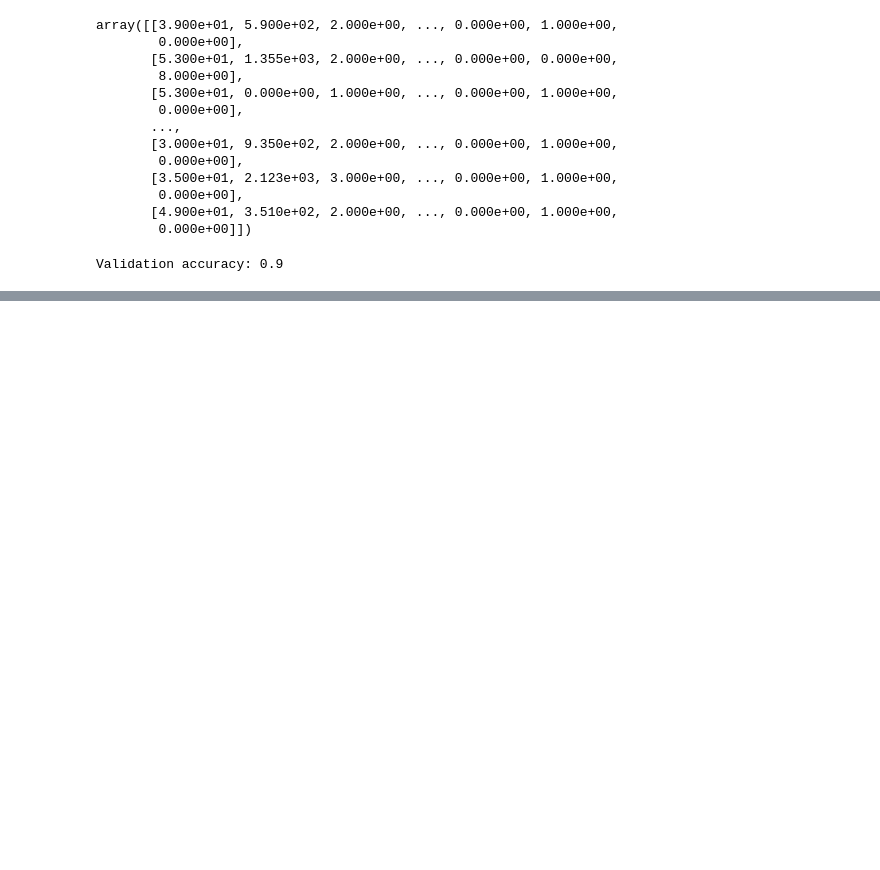
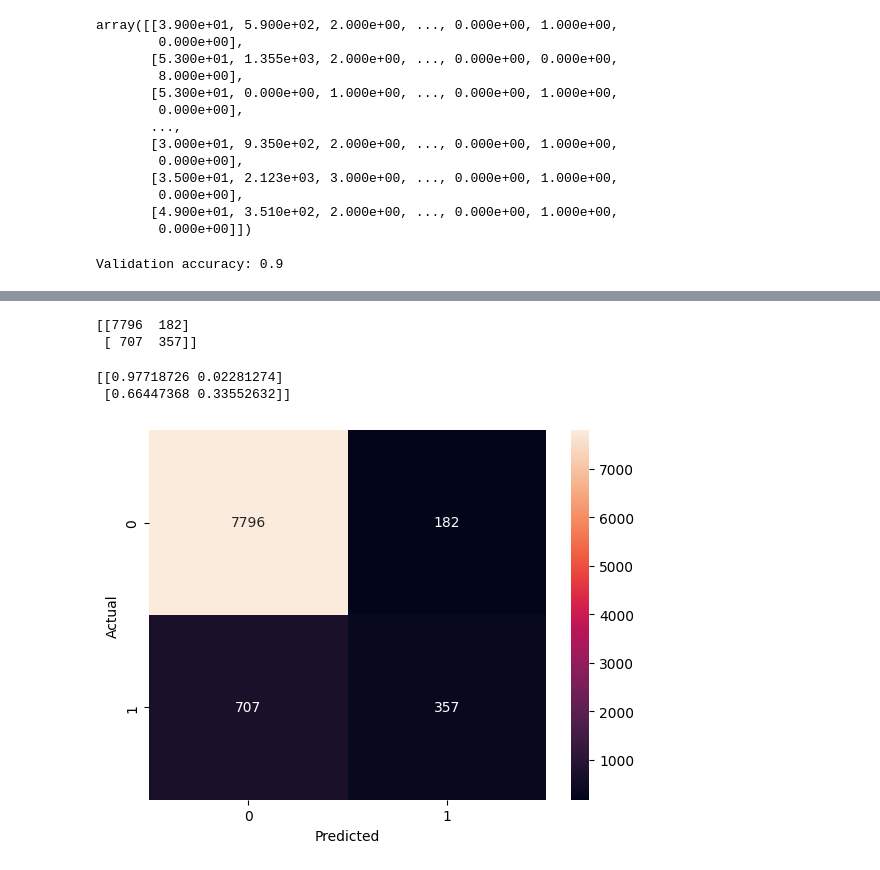
Before and after one commit to Abdullahali77/NTI_ML, a Jupyter notebook: Bank_LogReg_Abdullah.ipynb, the cells around one changed output, grey strips where cells are left out. Saved outputs shown, nothing was run; the diff lists cells and outputs as text; code cells hidden in the pictures; blank space fills up the shorter version.

```diff
--- a/Bank_LogReg_Abdullah.ipynb
+++ b/Bank_LogReg_Abdullah.ipynb
@@ -312,0 +360,17 @@ plt.show()
+# %%
+print(confusion_matrix(y_val, y_pred))
+# %% [output]
+[[7796  182]
+ [ 707  357]]
+# %%
+print(confusion_matrix(y_val, y_pred, normalize='true'))
+# %% [output]
+[[0.97718726 0.02281274]
+ [0.66447368 0.33552632]]
+# %%
+sns.heatmap(confusion_matrix(y_val, y_pred), annot=True, fmt='d')
+plt.xlabel('Predicted')
+plt.ylabel('Actual')
+plt.show()
+# %% [output]
+[figure, added]
```
Also changed, not shown: parts of 17 cells of this notebook.
